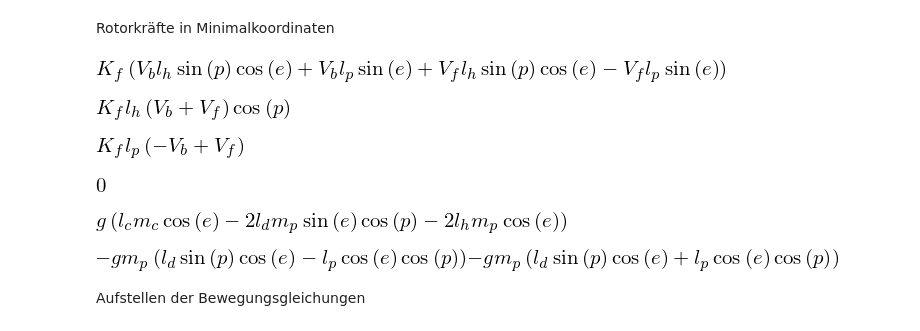
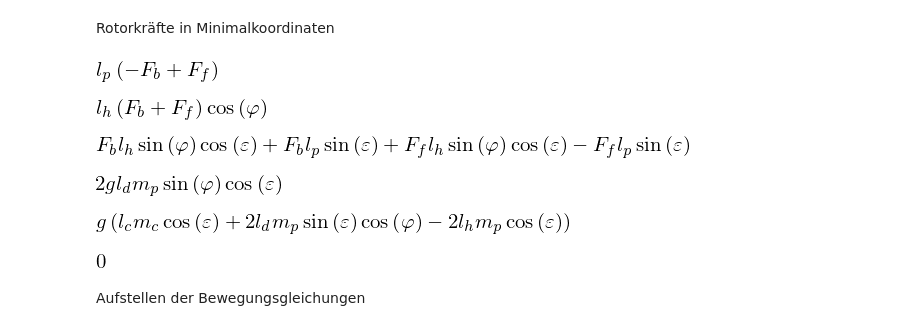
Before and after one commit to Rojetto/helicopter_thesis_code, a Jupyter notebook: scripts/model_derivation.ipynb, the cells around one changed output. Drawn from its saved outputs; the diff is of its cells as text; code cells hidden in the pictures.

```diff
--- a/scripts/model_derivation.ipynb
+++ b/scripts/model_derivation.ipynb
@@ -37,15 +37,15 @@ pcdt = Matrix([xcdt, ycdt, zcdt])
 pfdt = Matrix([xfdt, yfdt, zfdt])
 pbdt = Matrix([xbdt, ybdt, zbdt])
 
-es, ps, ls = symbols("e, p, \lambda")
-et = Function("e")(t)
-pt = Function("p")(t)
-lt = Function("\lambda")(t)
+es, ps, ls = symbols(r"\varepsilon, \varphi, \lambda")
+et = Function(r"\varepsilon")(t)
+pt = Function(r"\varphi")(t)
+lt = Function(r"\lambda")(t)
 
 qs_to_qt_subs = [(ls, lt), (es, et), (ps, pt)]
 qt_to_qs_subs = [(tup[1], tup[0]) for tup in qs_to_qt_subs]
 
-eds, pds, lds = symbols("\dot{e}, \dot{p}, \dot{\lambda}")
+eds, pds, lds = symbols(r"\dot{\varepsilon}, \dot{\varphi}, \dot{\lambda}")
 edt = et.diff(t)
 pdt = pt.diff(t)
 ldt = lt.diff(t)
@@ -53,7 +53,7 @@ ldt = lt.diff(t)
 qds_to_qdt_subs = [(lds, ldt), (eds, edt), (pds, pdt)]
 qdt_to_qds_subs = [(tup[1], tup[0]) for tup in qds_to_qdt_subs]
 
-edds, pdds, ldds = symbols("\ddot{e}, \ddot{p}, \ddot{\lambda}")
+edds, pdds, ldds = symbols(r"\ddot{\varepsilon}, \ddot{\varphi}, \ddot{\lambda}")
 eddt = et.diff(t, 2)
 pddt = pt.diff(t, 2)
 lddt = lt.diff(t, 2)
@@ -70,6 +70,7 @@ qs = Matrix([ls, es, ps])
 lc, lh, lp, ld = symbols("l_c, l_h, l_p, l_d")
 mc, mp = symbols("m_c, m_p")
 Kf, Vf, Vb = symbols("K_f, V_f, V_b")
+Ffs, Fbs = symbols("F_f, F_b")
 
 t = symbols("t")
 g = symbols("g")
@@ -89,8 +90,8 @@ TD = Matrix([[cos(et), 0, -sin(et), lh*cos(et)],
              [sin(et), 0, cos(et), lh*sin(et)],
              [0, 0, 0, 1]])
 DR = Matrix([[1, 0, 0, 0],
-             [0, cos(pt), sin(pt), -ld*sin(pt)],
-             [0, -sin(pt), cos(pt), -ld*cos(pt)],
+             [0, cos(pt), sin(pt), ld*sin(pt)],
+             [0, -sin(pt), cos(pt), ld*cos(pt)],
              [0, 0, 0, 1]])
 RF = Matrix([[1, 0, 0, 0],
              [0, 1, 0, -lp],
@@ -177,28 +178,28 @@ fl = (F_redundant.T * p_from_q.subs(qt_to_qs_subs).diff(ls))[0].simplify()
 fe = (F_redundant.T * p_from_q.subs(qt_to_qs_subs).diff(es))[0].simplify()
 fp = (F_redundant.T * p_from_q.subs(qt_to_qs_subs).diff(ps))[0].simplify()
 
+display(fp)
+display(fe)
 display(fl)
-display(fe)
-display(fp)
 # %% [output]
-[figure, old version]
+[figure, new version]
-[figure, old version]
+[figure, new version]
-[figure, old version]
+[figure, new version]
 # %%
 # Gravitationskräfte in redundanten Koordinaten
 Fg_redundant = Matrix([0, 0, -mc*g, 0, 0, -mp*g, 0, 0, -mp*g])
 # Gravitation in Minimalkoordinaten
 fgl = (Fg_redundant.T * p_from_q.subs(qt_to_qs_subs).diff(ls))[0]
 fge = (Fg_redundant.T * p_from_q.subs(qt_to_qs_subs).diff(es))[0].simplify()
-fgp = (Fg_redundant.T * p_from_q.subs(qt_to_qs_subs).diff(ps))[0]
+fgp = (Fg_redundant.T * p_from_q.subs(qt_to_qs_subs).diff(ps))[0].simplify()
 
+display(fgp)
+display(fge)
 display(fgl)
-display(fge)
-display(fgp)
 # %% [output]
-[figure, old version]
+[figure, new version]
-[figure, old version]
+[figure, new version]
-[figure, old version]
+[figure, new version]
 # %% [markdown]
 Aufstellen der Bewegungsgleichungen
 # %%
```
Also changed, not shown: parts of 5 cells of this notebook.
